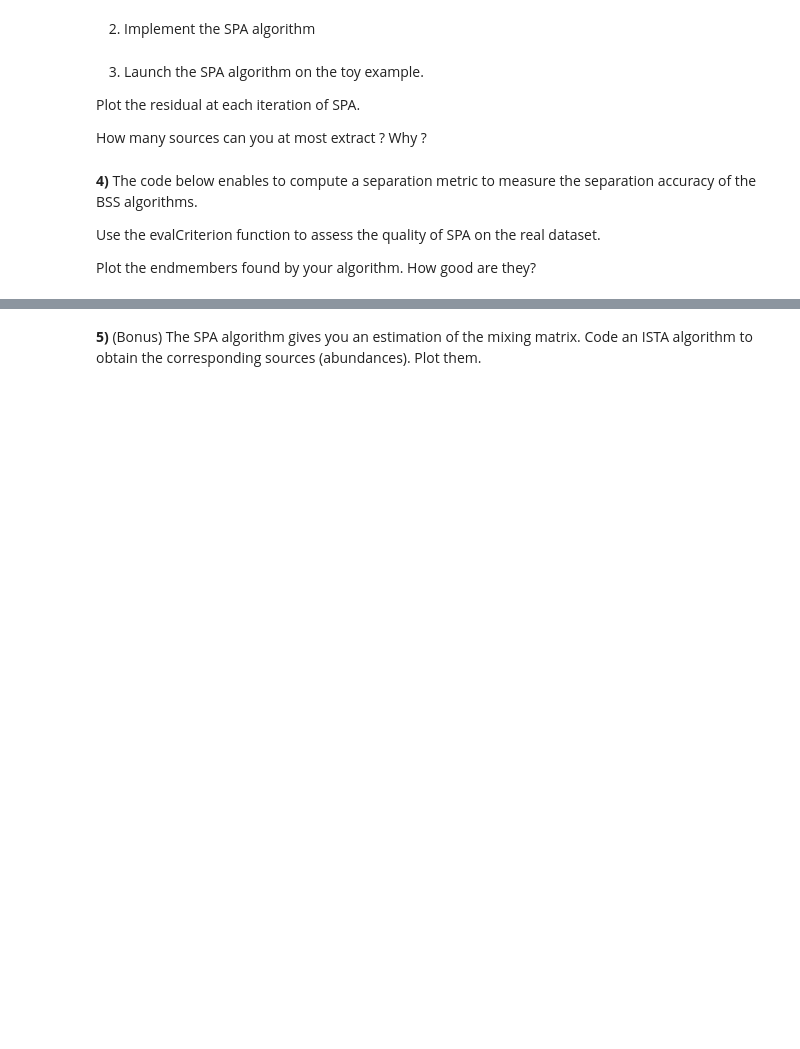
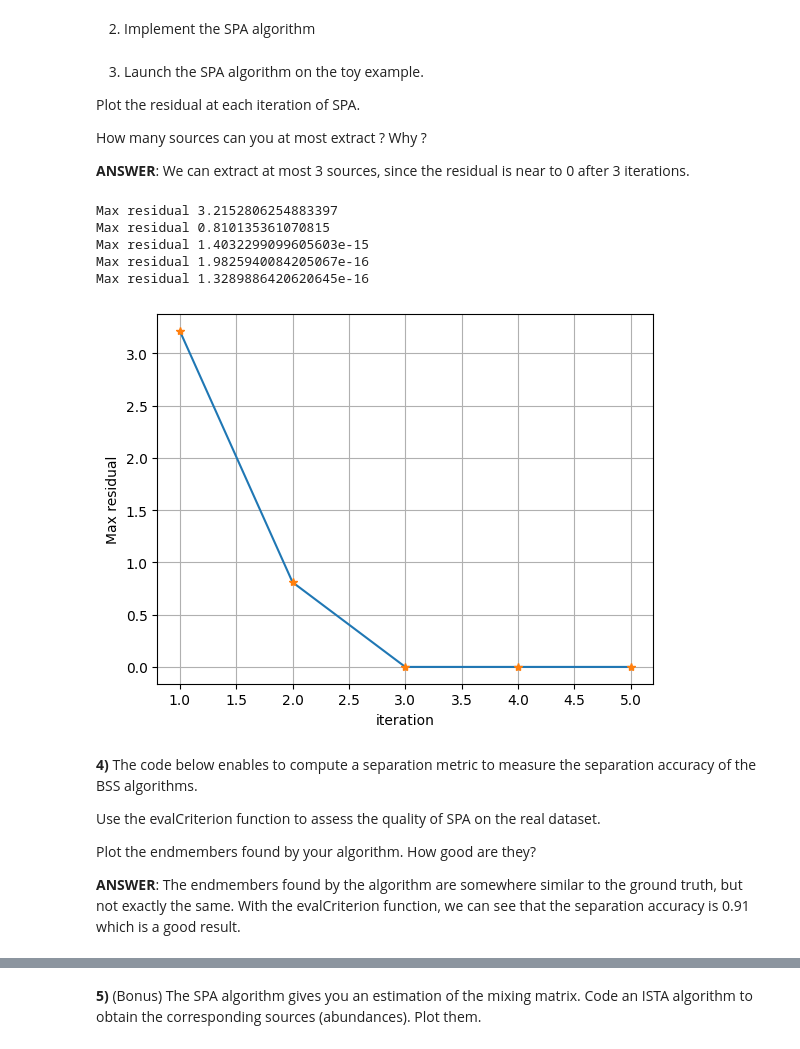
Before and after one commit to V-kr0pt/Image-Processing, a Jupyter notebook: IMA207 - Remote sensing_industrial applications/TPs/TP4/TP2_IMA207_FRANCAVitor.ipynb, the cells around one changed output, grey strips where cells are left out. Cells and saved outputs as stored; diff of their text form; code cells hidden in the pictures; blank space fills up the shorter version.

```diff
--- a/IMA207 - Remote sensing_industrial applications/TPs/TP4/TP2_IMA207_FRANCAVitor.ipynb
+++ b/IMA207 - Remote sensing_industrial applications/TPs/TP4/TP2_IMA207_FRANCAVitor.ipynb
@@ -119,31 +135,57 @@ We will here implement the SPA (greedy) near-separable NMF algorithm and look at
 # %% [markdown]
 2) Implement the SPA algorithm
-# %%
-def simpleSPA(Xin,r,optDisp=False): # TO DO.
-
-    X = Xin.copy()
-
-    K = np.zeros(r)
-
-    for ii in range(r):
-
-      print('Max residual %s'%np.max(R))
-
-    return K.astype(int)
+# %%
+def simpleSPA(Xin,r,optDisp=False): # TO DO.
+
+    R = Xin.copy()
+    K = np.zeros(r)
+    res = np.zeros(r)
+
+    for ii in range(r):
+      normR = np.linalg.norm(R,axis=0) # l2-norm of the columns of R
+      p = np.argmax(normR) # index of the largest l2-norm
+      K[ii] = p
+      #update R
+      R = (np.identity(R.shape[0]) - (np.outer(R[:,p],R[:,p].T)) / (normR[p]**2)) @ R
+      # print('Max residual %s'%np.max(R))
+
+      if optDisp == True:
+        print('Max residual %s'%np.max(R))
+        res[ii] = np.max(R)
+
+    if optDisp == True:
+      plt.plot(np.arange(1,r+1), res)
+      plt.plot(np.arange(1,r+1),res,'*')
+      plt.grid()
+      plt.xlabel('iteration')
+      plt.ylabel('Max residual')
+
+    return K.astype(int)
 # %% [markdown]
 3) Launch the SPA algorithm on the toy example.
 
 Plot the residual at each iteration of SPA.
 
 How many sources can you at most extract ? Why ?
+
+__ANSWER__: We can extract at most 3 sources, since the residual is near to 0 after 3 iterations.
 # %%
-K_SPA = simpleSPA(X_toy,3,optDisp = True)
+K_SPA = simpleSPA(X_toy,5,optDisp = True)
+# %% [output]
+Max residual 3.2152806254883397
+Max residual 0.810135361070815
+Max residual 1.4032299099605603e-15
+Max residual 1.9825940084205067e-16
+Max residual 1.3289886420620645e-16
+[figure, added]
 # %% [markdown]
 **4)** The code below enables to compute a separation metric to measure the separation accuracy of the BSS algorithms.
 
 Use the evalCriterion function to assess the quality of SPA on the real dataset.
 
 Plot the endmembers found by your algorithm. How good are they?
+
+__ANSWER__: The endmembers found by the algorithm are somewhere similar to the ground truth, but not exactly the same. With the evalCriterion function, we can see that the separation accuracy is 0.91 which is a good result.
 # %%
 def norm_col(A):
     An = A.copy()
```
Also changed, not shown: parts of 5 cells of this notebook.
